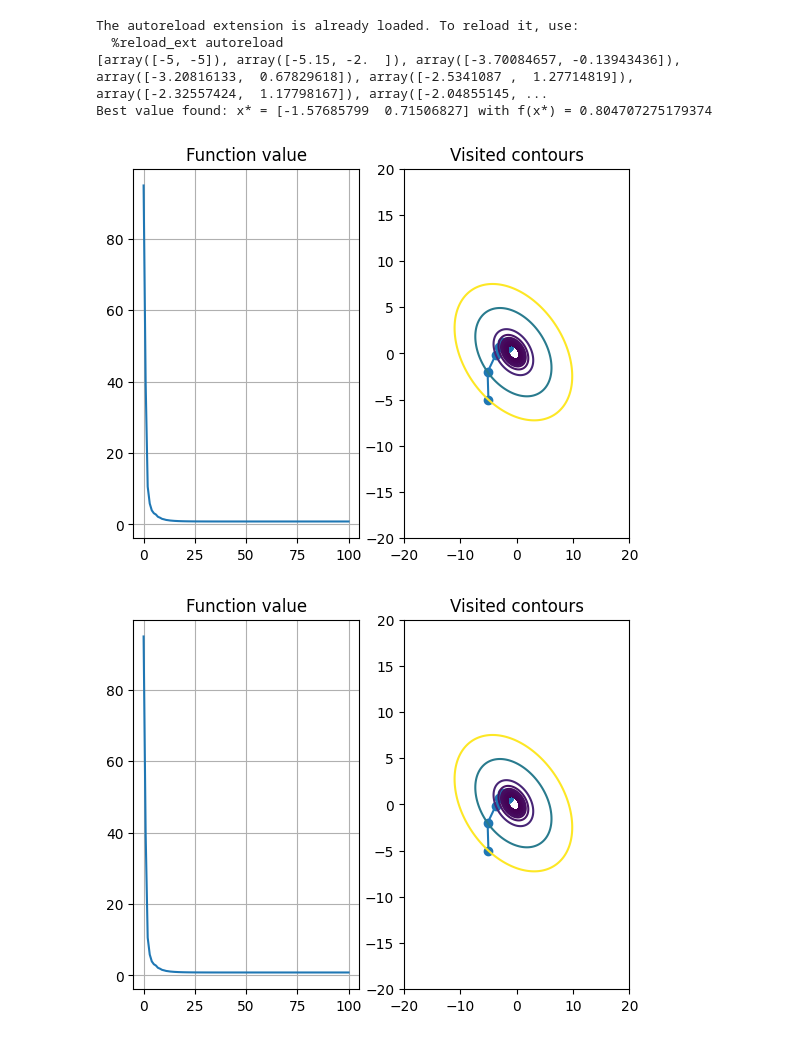
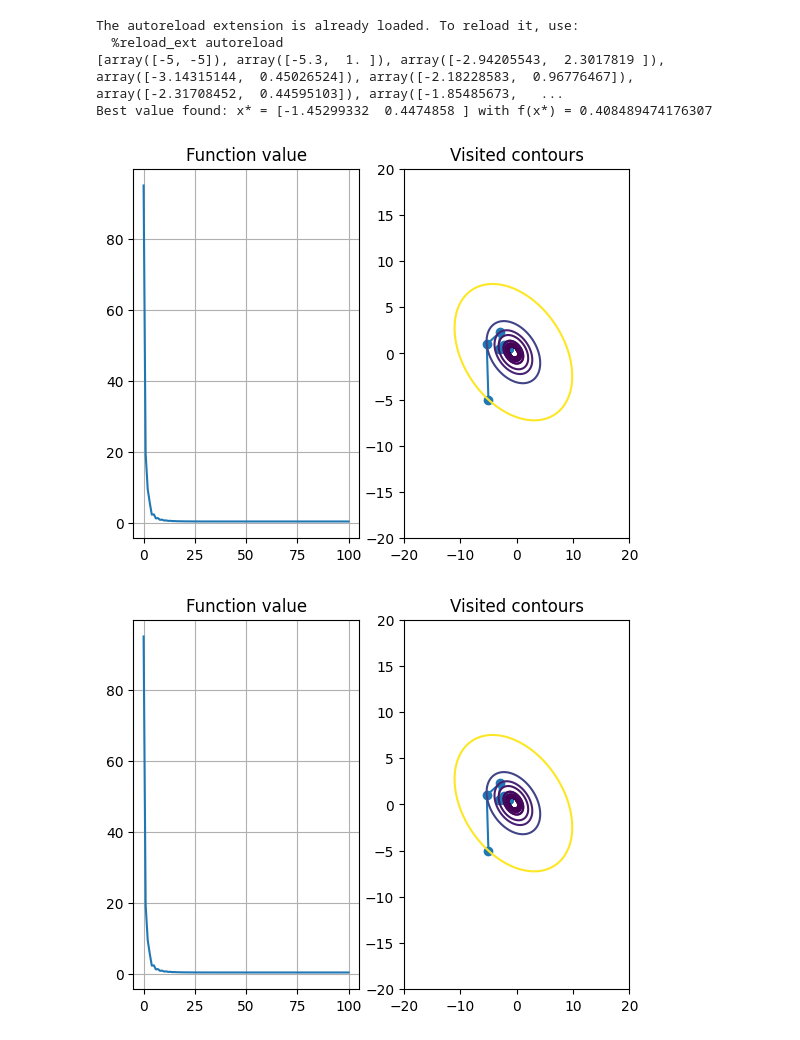
Before and after one commit to spanish-inquisition-optimization/GradientDescentModifications, a Jupyter notebook: part_1.ipynb, the cells around one changed output. Drawn from its saved outputs; the diff is of its cells as text; code cells hidden in the pictures.

```diff
--- a/part_1.ipynb
+++ b/part_1.ipynb
@@ -7,36 +7,36 @@ from core.visualizer import *
 
 roi=SearchRegion2d((-20, 20), (-20, 20))
 
 def get_func(a, b, c, d, e):
     def func(xs):
         x, y = xs
         return a * x**2 + b * y**2 + c * x*y + d * x + e * y
     return func
 
 def get_derivative(a, b, c, d, e):
     def func(xs):
         x, y = xs
         return np.array([2 * a * x + c * y + d, 2 * b * y + c * x + e])
     return func
 
 f1 = get_func(1, 0, 1, 0, 0)
 g1 = get_derivative(1, 0, 1, 0, 0)
 f2 = get_func(0, 2, 0, 1, 0)
 g2 = get_derivative(0, 2, 0, 1, 0)
 
 def sum_funcs(f, g):
     return lambda x: f(x) + g(x)
 
 #points = steepest_descent(sum_funcs(f1, f2), sum_funcs(g1, g2), np.array([-5, -5]), bin_search, lambda f, steps: len(steps) > 50)
-#points = gradient_descent_minibatch([f1, f2], [g1, g2], 1, np.array([-5, -5]), exponential_learning_scheduler(0.3, 0.2), lambda f, steps: len(steps) > 100)
+points = gradient_descent_minibatch([f1, f2], [g1, g2], 1, np.array([-5, -5]), exponential_learning_scheduler(0.3, 0.2), lambda f, steps: len(steps) > 100)
 #points = steepest_descent_with_momentum(0.5)(sum_funcs(f1, f2), sum_funcs(g1, g2), np.array([-5, -5]), bin_search, lambda f, steps: len(steps) > 50)
-points = gradient_descent_minibatch_with_momentum(0.5)([f1, f2], [g1, g2], 1, np.array([-5, -5]), exponential_learning_scheduler(0.3, 0.2), lambda f, steps: len(steps) > 100)
+#points = gradient_descent_minibatch_with_momentum(0.5)([f1, f2], [g1, g2], 1, np.array([-5, -5]), exponential_learning_scheduler(0.3, 0.2), lambda f, steps: len(steps) > 100)
 print(points)
 visualize_optimizing_process(sum_funcs(f1, f2), roi, np.array(points))
 # %% [output]
 The autoreload extension is already loaded. To reload it, use:
   %reload_ext autoreload
-[array([-5, -5]), array([-5.15, -2.  ]), array([-3.70084657, -0.13943436]), array([-3.20816133,  0.67829618]), array([-2.5341087 ,  1.27714819]), array([-2.32557424,  1.17798167]), array([-2.04855145, ...
-Best value found: x* = [-1.57685799  0.71506827] with f(x*) = 0.804707275179374
+[array([-5, -5]), array([-5.3,  1. ]), array([-2.94205543,  2.3017819 ]), array([-3.14315144,  0.45026524]), array([-2.18228583,  0.96776467]), array([-2.31708452,  0.44595103]), array([-1.85485673,   ...
+Best value found: x* = [-1.45299332  0.4474858 ] with f(x*) = 0.408489474176307
-[figure, old version]
+[figure, new version]
-[figure, old version]
+[figure, new version]
```
